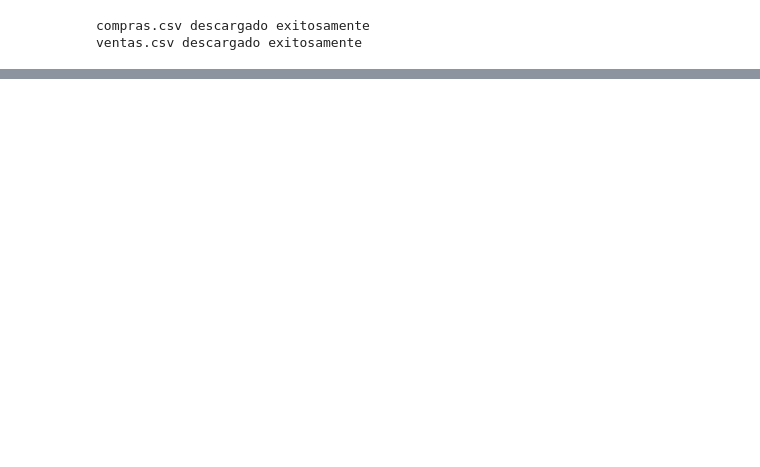
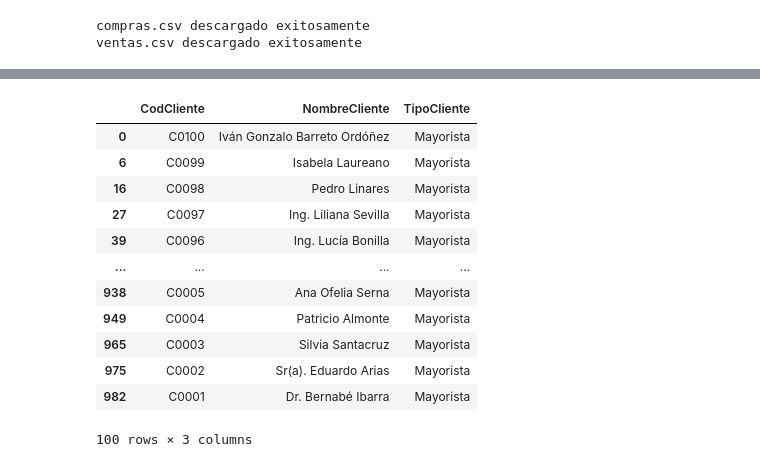
Before and after one commit to samuelusac/SS2_S22025_201114118, a Jupyter notebook: Practica_1/ETL.ipynb, the cells around one changed output, grey strips where cells are left out. Saved outputs shown, nothing was run; the diff lists cells and outputs as text; code cells hidden in the pictures; blank space fills up the shorter version.

Commit message:
Practica 1: Transformacion todas las dimensiones

```diff
--- a/Practica_1/ETL.ipynb
+++ b/Practica_1/ETL.ipynb
@@ -69,0 +86,24 @@ dim_fecha=dim_fecha[~dim_fecha["id_fecha"].isnull()]
+# %%
+# Dimension cliente
+
+clientes_unicos = pd.concat([ ventas[["CodCliente","NombreCliente","TipoCliente"]]], ignore_index=False).dropna().drop_duplicates()
+clientes_unicos = clientes_unicos.drop_duplicates(subset=["CodCliente"])
+clientes_unicos = clientes_unicos[["CodCliente", "NombreCliente", "TipoCliente"]]
+clientes_unicos["CodCliente"] = clientes_unicos["CodCliente"].str.strip()
+clientes_unicos=clientes_unicos[~clientes_unicos["CodCliente"].isnull()]
+clientes_unicos = clientes_unicos.drop_duplicates(subset=["CodCliente"])
+clientes_unicos
+# %% [output]
+|  | CodCliente | NombreCliente | TipoCliente |
+| 0 | C0100 | Iván Gonzalo Barreto Ordóñez | Mayorista |
+| 6 | C0099 | Isabela Laureano | Mayorista |
+| 16 | C0098 | Pedro Linares | Mayorista |
+| 27 | C0097 | Ing. Liliana Sevilla | Mayorista |
+| 39 | C0096 | Ing. Lucía Bonilla | Mayorista |
+| ... | ... | ... | ... |
+| 938 | C0005 | Ana Ofelia Serna | Mayorista |
+| 949 | C0004 | Patricio Almonte | Mayorista |
+| 965 | C0003 | Silvia Santacruz | Mayorista |
+| 975 | C0002 | Sr(a). Eduardo Arias | Mayorista |
+| 982 | C0001 | Dr. Bernabé Ibarra | Mayorista |
+100 rows × 3 columns
```
Also changed, not shown: parts of 5 cells of this notebook.
